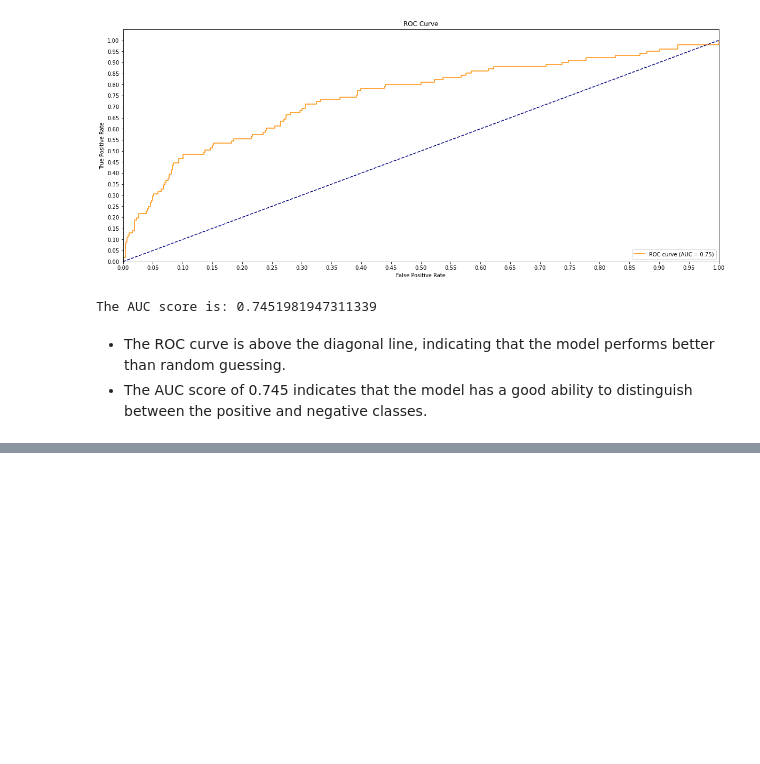
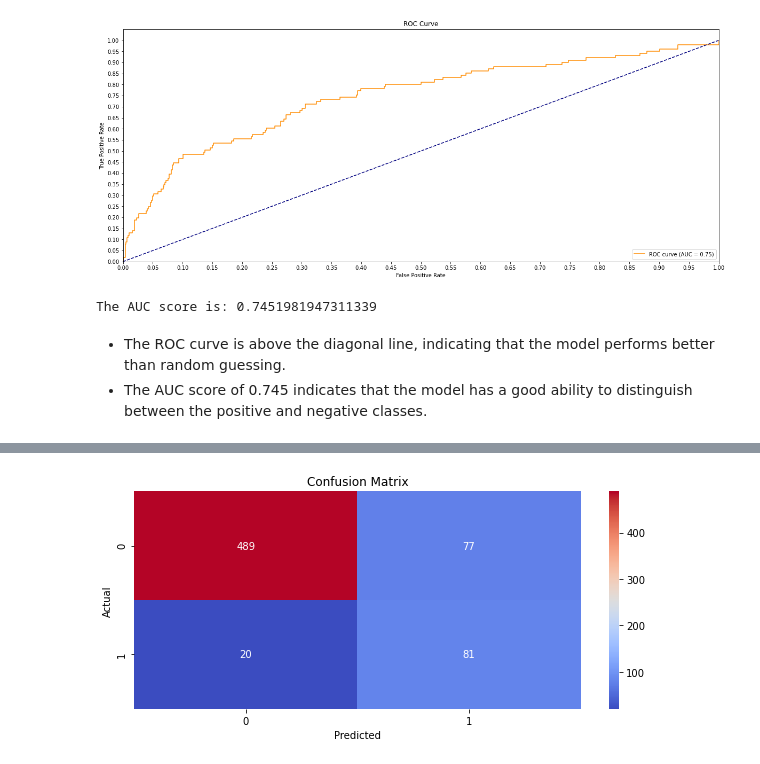
Before and after one commit to daveochieng8/Customer-Churn, a Jupyter notebook: index.ipynb, the cells around one changed output, grey strips where cells are left out. Cells and saved outputs as stored; diff of their text form; code cells hidden in the pictures; blank space fills up the shorter version.

Commit message:
Decision Trees

```diff
--- a/index.ipynb
+++ b/index.ipynb
@@ -538,0 +544,8 @@ The AUC score is: 0.7451981947311339
+# %%
+Dt = DecisionTreeClassifier(criterion="entropy", random_state = 42)
+# fit the model
+Dt.fit(X_train_resampled, y_train_resampled)
+
+# predict
+y_hat_train = Dt.predict(X_train_resampled)
+y_hat_test= Dt.predict(X_test)
@@ -538,0 +561,4 @@ The AUC score is: 0.7451981947311339
+# %%
+plot_confusion_matrix(y_test, y_hat_test)
+# %% [output]
+[figure, added]
```
Also changed, not shown: parts of 7 cells of this notebook.
